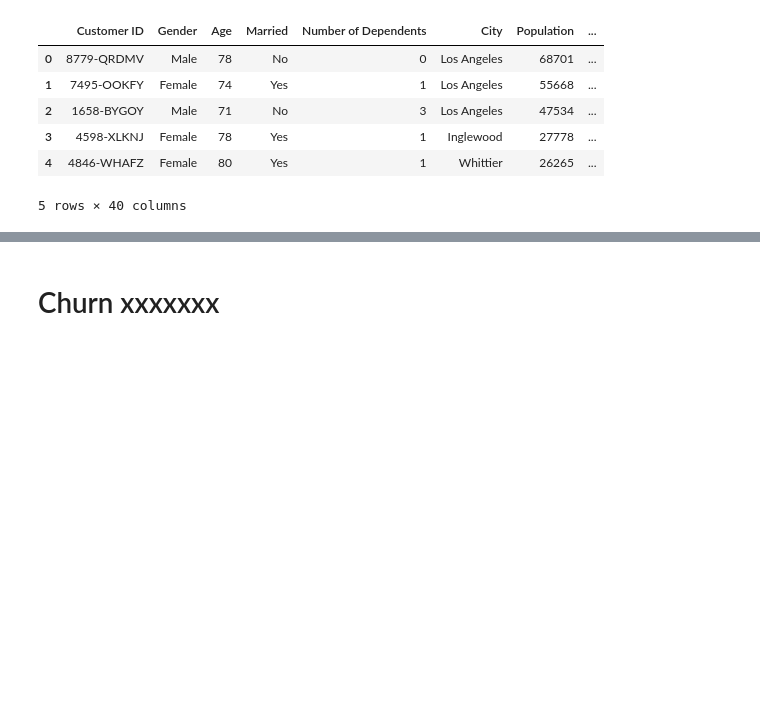
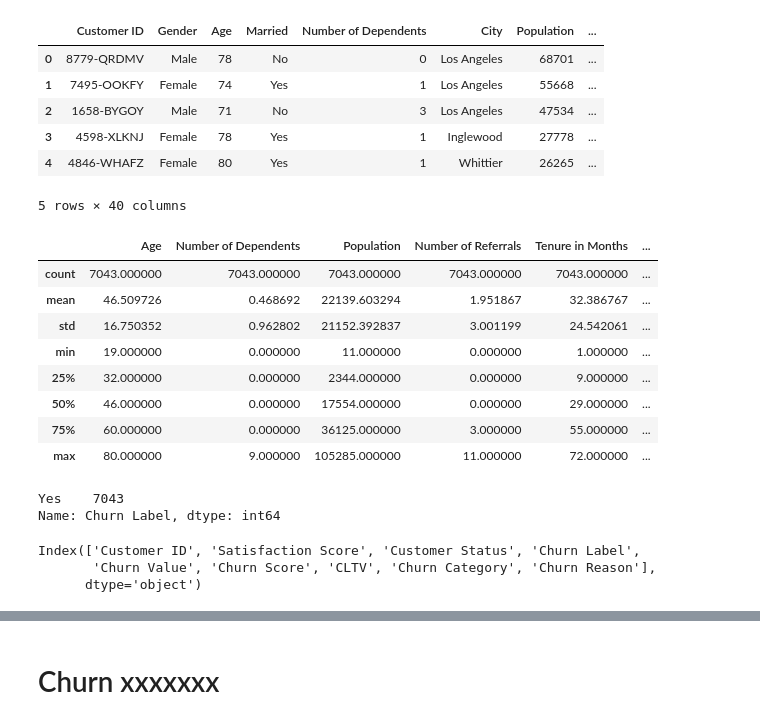
Before and after one commit to luceromendozab/Churn_Project, a Jupyter notebook: notebooks/Exploración.ipynb, the cells around one changed output, grey strips where cells are left out. Drawn from its saved outputs; the diff is of its cells as text; code cells hidden in the pictures; blank space fills up the shorter version.

```diff
--- a/notebooks/Exploración.ipynb
+++ b/notebooks/Exploración.ipynb
@@ -491,6 +553,18 @@ df_final.head()
 | 3 | 4598-XLKNJ | Female | 78 | Yes | 1 | Inglewood | 27778 | ... |
 | 4 | 4846-WHAFZ | Female | 80 | Yes | 1 | Whittier | 26265 | ... |
 5 rows × 40 columns
+# %%
+df_final.describe()
+# %% [output]
+|  | Age | Number of Dependents | Population | Number of Referrals | Tenure in Months | ... |
+| count | 7043.000000 | 7043.000000 | 7043.000000 | 7043.000000 | 7043.000000 | ... |
+| mean | 46.509726 | 0.468692 | 22139.603294 | 1.951867 | 32.386767 | ... |
+| std | 16.750352 | 0.962802 | 21152.392837 | 3.001199 | 24.542061 | ... |
+| min | 19.000000 | 0.000000 | 11.000000 | 0.000000 | 1.000000 | ... |
+| 25% | 32.000000 | 0.000000 | 2344.000000 | 0.000000 | 9.000000 | ... |
+| 50% | 46.000000 | 0.000000 | 17554.000000 | 0.000000 | 29.000000 | ... |
+| 75% | 60.000000 | 0.000000 | 36125.000000 | 3.000000 | 55.000000 | ... |
+| max | 80.000000 | 9.000000 | 105285.000000 | 11.000000 | 72.000000 | ... |
 # %%
 #ML
 
@@ -497,0 +574,11 @@ df_final.to_csv('../data/ML/df_final.csv', index=False)
+# %%
+df_final["Churn Label"].value_counts()
+# %% [output]
+Yes    7043
+Name: Churn Label, dtype: int64
+# %%
+df_status.columns
+# %% [output]
+Index(['Customer ID', 'Satisfaction Score', 'Customer Status', 'Churn Label',
+       'Churn Value', 'Churn Score', 'CLTV', 'Churn Category', 'Churn Reason'],
+      dtype='object')
```
Also changed, not shown: parts of 18 cells of this notebook.
